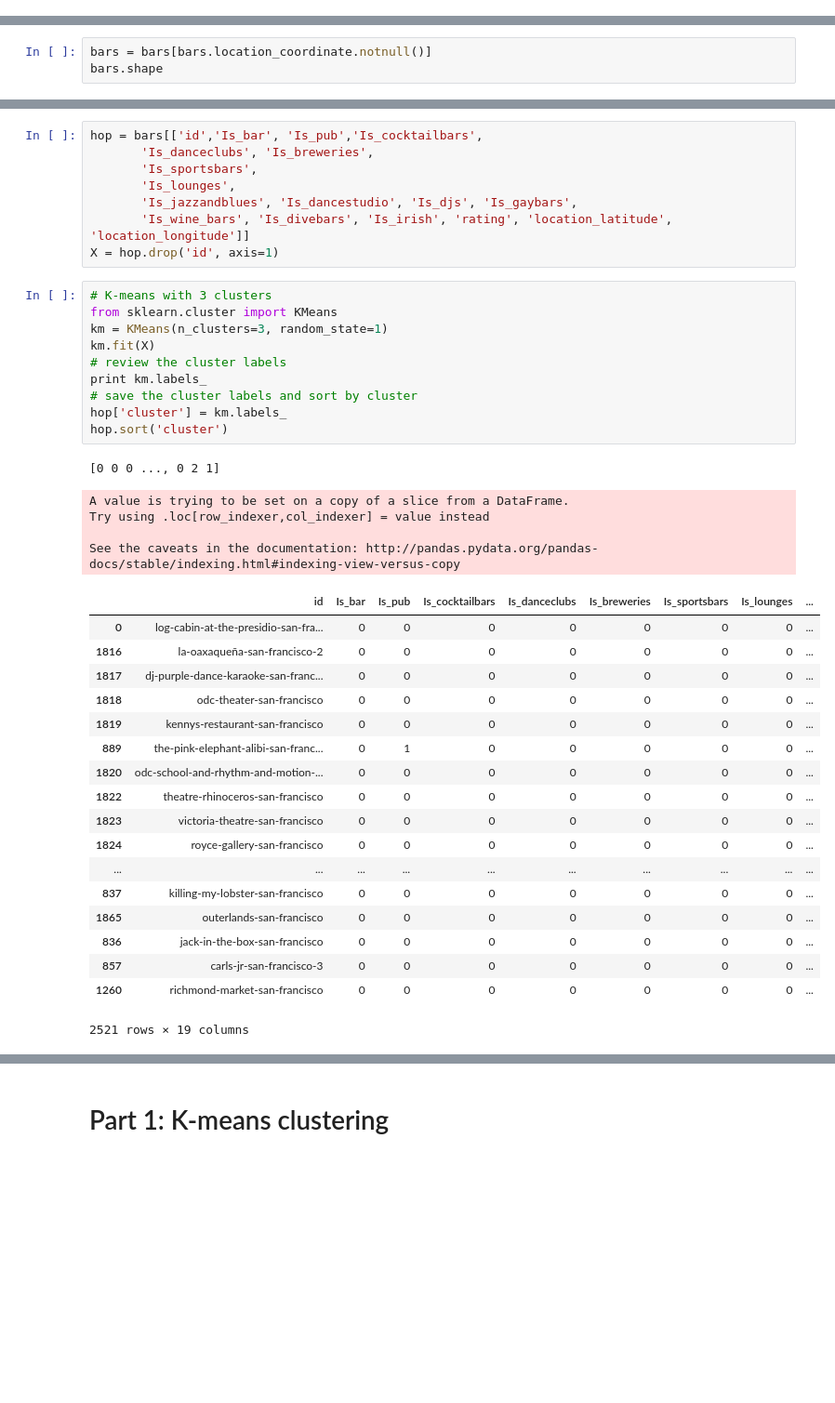
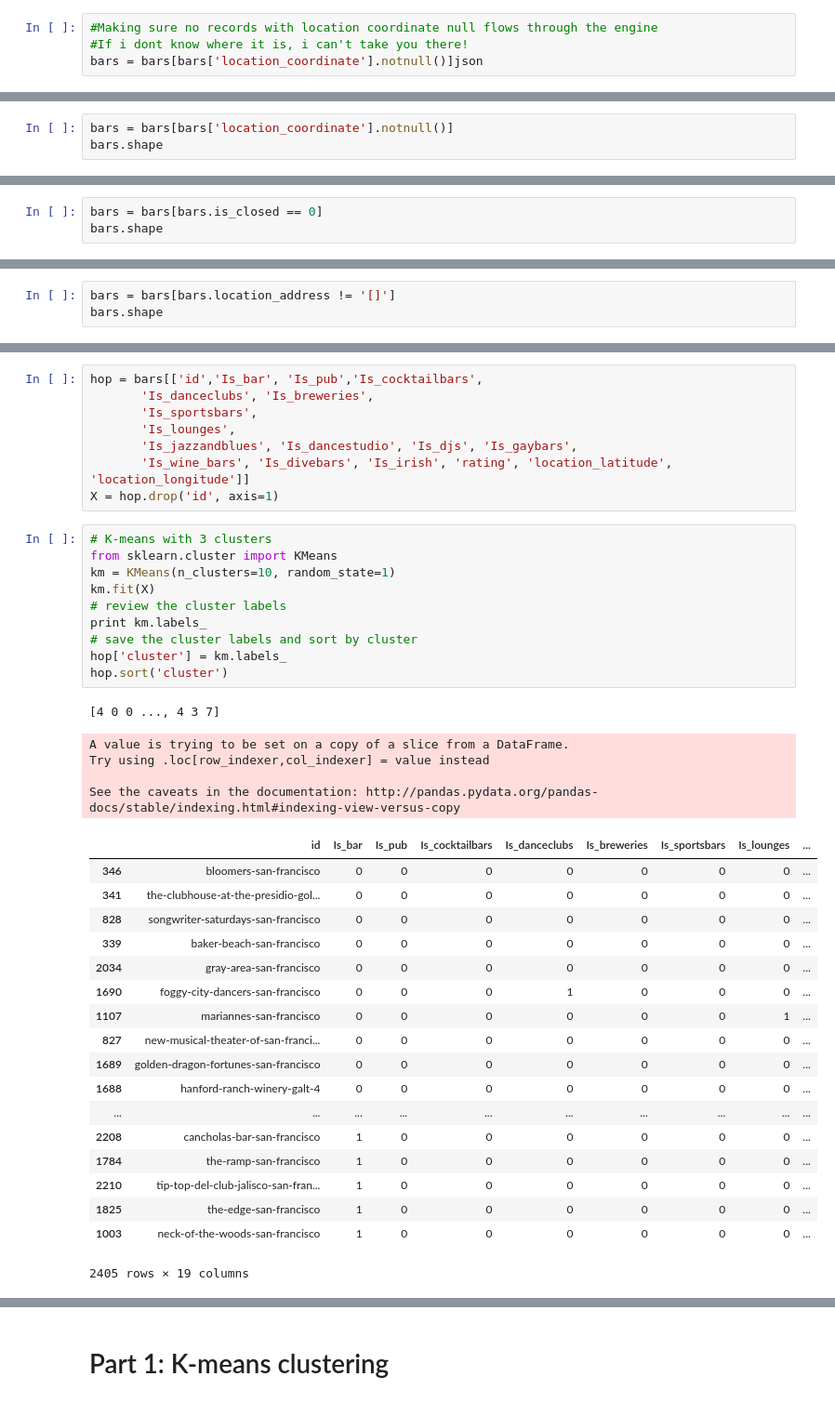
Before and after one commit to deepagoyal/sfdat28_work, a Jupyter notebook: notebooks/Project_ExploratoryAnalysis.ipynb, the cells around one changed output, grey strips where cells are left out. Shown at 93% size. Saved outputs shown, nothing was run; the diff lists cells and outputs as text; blank space fills up the shorter version.

```diff
--- a/notebooks/Project_ExploratoryAnalysis.ipynb
+++ b/notebooks/Project_ExploratoryAnalysis.ipynb
@@ -53,0 +67,4 @@ dtype: int64
+# %%
+#Making sure no records with location coordinate null flows through the engine
+#If i dont know where it is, i can't take you there!
+bars = bars[bars['location_coordinate'].notnull()]json
@@ -59,4 +80,4 @@ bars.shape
 # %%
-bars = bars[bars.location_coordinate.notnull()]
+bars = bars[bars['location_coordinate'].notnull()]
 bars.shape
 # %% [output]
@@ -63,0 +87,3 @@ bars.shape
+# %%
+bars = bars[bars.is_closed == 0]
+bars.shape
@@ -63,0 +94,3 @@ bars.shape
+# %%
+bars = bars[bars.location_address != '[]']
+bars.shape
@@ -249,37 +276,37 @@ X = hop.drop('id', axis=1)
 # %%
 # K-means with 3 clusters
 from sklearn.cluster import KMeans
-km = KMeans(n_clusters=3, random_state=1)
+km = KMeans(n_clusters=10, random_state=1)
 km.fit(X)
 # review the cluster labels
 print km.labels_
 # save the cluster labels and sort by cluster
 hop['cluster'] = km.labels_
 hop.sort('cluster')
 # %% [output]
-[0 0 0 ..., 0 2 1]
+[4 0 0 ..., 4 3 7]
 A value is trying to be set on a copy of a slice from a DataFrame.
 Try using .loc[row_indexer,col_indexer] = value instead
 
 See the caveats in the documentation: http://pandas.pydata.org/pandas-docs/stable/indexing.html#indexing-view-versus-copy
 |  | id | Is_bar | Is_pub | Is_cocktailbars | Is_danceclubs | Is_breweries | Is_sportsbars | Is_lounges | ... |
-| 0 | log-cabin-at-the-presidio-san-fra... | 0 | 0 | 0 | 0 | 0 | 0 | 0 | ... |
-| 1816 | la-oaxaqueña-san-francisco-2 | 0 | 0 | 0 | 0 | 0 | 0 | 0 | ... |
-| 1817 | dj-purple-dance-karaoke-san-franc... | 0 | 0 | 0 | 0 | 0 | 0 | 0 | ... |
-| 1818 | odc-theater-san-francisco | 0 | 0 | 0 | 0 | 0 | 0 | 0 | ... |
-| 1819 | kennys-restaurant-san-francisco | 0 | 0 | 0 | 0 | 0 | 0 | 0 | ... |
-| 889 | the-pink-elephant-alibi-san-franc... | 0 | 1 | 0 | 0 | 0 | 0 | 0 | ... |
-| 1820 | odc-school-and-rhythm-and-motion-... | 0 | 0 | 0 | 0 | 0 | 0 | 0 | ... |
-| 1822 | theatre-rhinoceros-san-francisco | 0 | 0 | 0 | 0 | 0 | 0 | 0 | ... |
-| 1823 | victoria-theatre-san-francisco | 0 | 0 | 0 | 0 | 0 | 0 | 0 | ... |
-| 1824 | royce-gallery-san-francisco | 0 | 0 | 0 | 0 | 0 | 0 | 0 | ... |
+| 346 | bloomers-san-francisco | 0 | 0 | 0 | 0 | 0 | 0 | 0 | ... |
+| 341 | the-clubhouse-at-the-presidio-gol... | 0 | 0 | 0 | 0 | 0 | 0 | 0 | ... |
+| 828 | songwriter-saturdays-san-francisco | 0 | 0 | 0 | 0 | 0 | 0 | 0 | ... |
+| 339 | baker-beach-san-francisco | 0 | 0 | 0 | 0 | 0 | 0 | 0 | ... |
+| 2034 | gray-area-san-francisco | 0 | 0 | 0 | 0 | 0 | 0 | 0 | ... |
+| 1690 | foggy-city-dancers-san-francisco | 0 | 0 | 0 | 1 | 0 | 0 | 0 | ... |
+| 1107 | mariannes-san-francisco | 0 | 0 | 0 | 0 | 0 | 0 | 1 | ... |
+| 827 | new-musical-theater-of-san-franci... | 0 | 0 | 0 | 0 | 0 | 0 | 0 | ... |
+| 1689 | golden-dragon-fortunes-san-francisco | 0 | 0 | 0 | 0 | 0 | 0 | 0 | ... |
+| 1688 | hanford-ranch-winery-galt-4 | 0 | 0 | 0 | 0 | 0 | 0 | 0 | ... |
 | ... | ... | ... | ... | ... | ... | ... | ... | ... | ... |
-| 837 | killing-my-lobster-san-francisco | 0 | 0 | 0 | 0 | 0 | 0 | 0 | ... |
-| 1865 | outerlands-san-francisco | 0 | 0 | 0 | 0 | 0 | 0 | 0 | ... |
-| 836 | jack-in-the-box-san-francisco | 0 | 0 | 0 | 0 | 0 | 0 | 0 | ... |
-| 857 | carls-jr-san-francisco-3 | 0 | 0 | 0 | 0 | 0 | 0 | 0 | ... |
-| 1260 | richmond-market-san-francisco | 0 | 0 | 0 | 0 | 0 | 0 | 0 | ... |
+| 2208 | cancholas-bar-san-francisco | 1 | 0 | 0 | 0 | 0 | 0 | 0 | ... |
+| 1784 | the-ramp-san-francisco | 1 | 0 | 0 | 0 | 0 | 0 | 0 | ... |
+| 2210 | tip-top-del-club-jalisco-san-fran... | 1 | 0 | 0 | 0 | 0 | 0 | 0 | ... |
+| 1825 | the-edge-san-francisco | 1 | 0 | 0 | 0 | 0 | 0 | 0 | ... |
+| 1003 | neck-of-the-woods-san-francisco | 1 | 0 | 0 | 0 | 0 | 0 | 0 | ... |
-2521 rows × 19 columns
+2405 rows × 19 columns
 # %%
 # review the cluster centers
 print km.cluster_centers_
```
Also changed, not shown: parts of 35 cells of this notebook, 6 other files.
